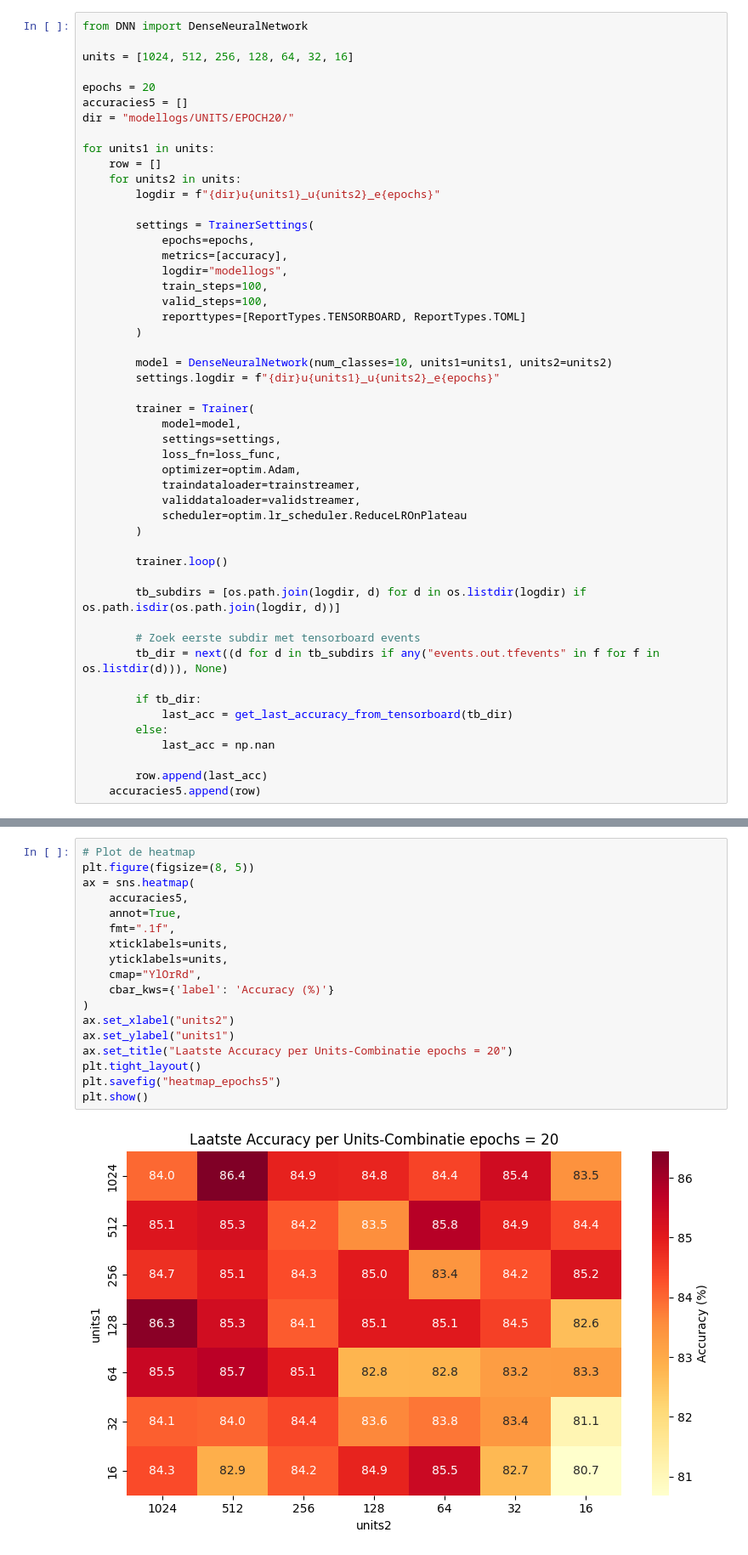
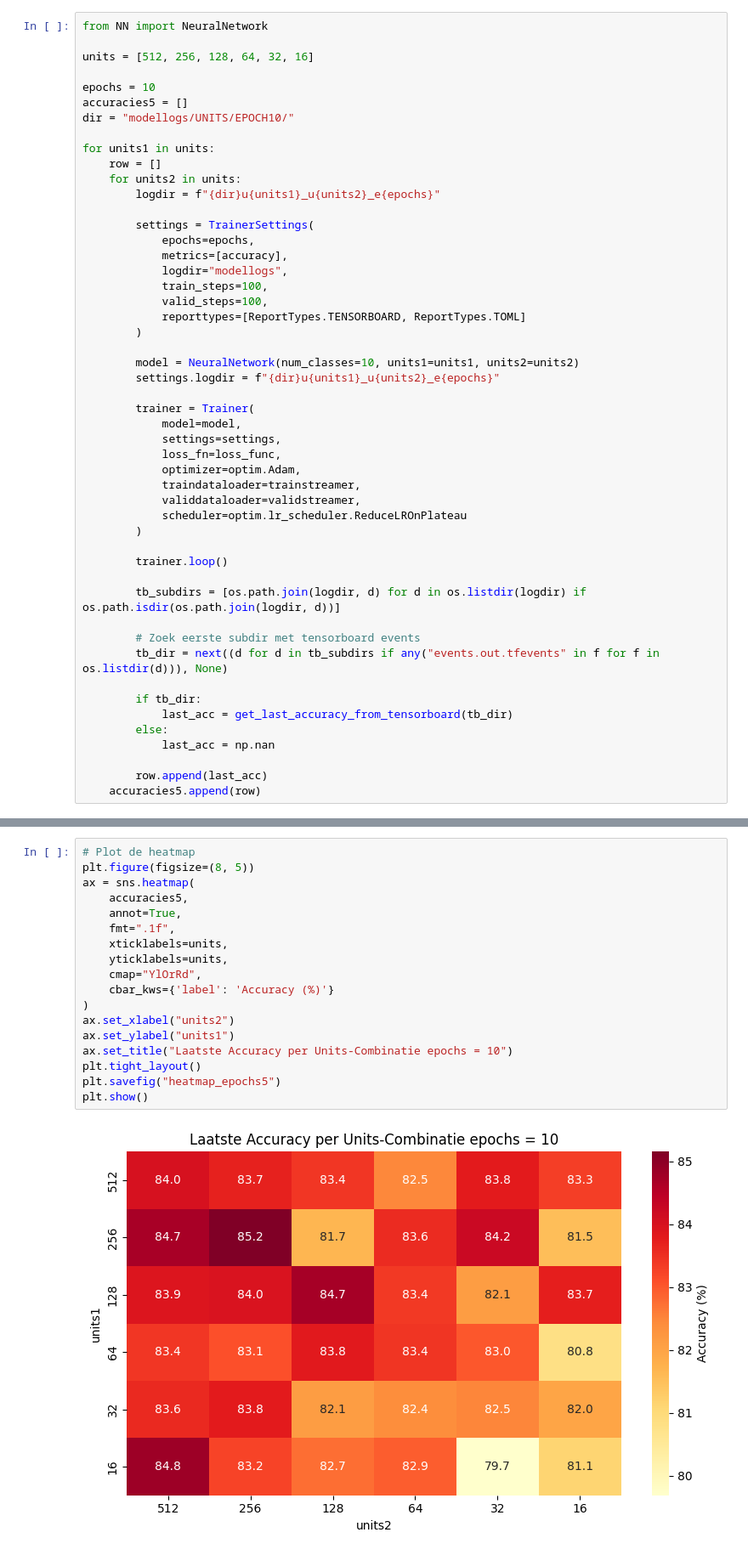
Before and after one commit to Mestix/machinelearning-melissa, a Jupyter notebook: notebooks/les1.ipynb, the cells around one changed output, grey strips where cells are left out. Shown: that part at 85% size. Drawn from its saved outputs; the diff is of its cells as text.

```diff
--- a/notebooks/les1.ipynb
+++ b/notebooks/les1.ipynb
@@ -39,11 +39,11 @@ loss_func = torch.nn.CrossEntropyLoss()
 # %%
-from DNN import DenseNeuralNetwork
+from NN import NeuralNetwork
 
-units = [1024, 512, 256, 128, 64, 32, 16]
+units = [512, 256, 128, 64, 32, 16]
 
-epochs = 20
+epochs = 10
 accuracies5 = []
-dir = "modellogs/UNITS/EPOCH20/"
+dir = "modellogs/UNITS/EPOCH10/"
 
 for units1 in units:
     row = []
@@ -59,7 +59,7 @@ for units1 in units:
             reporttypes=[ReportTypes.TENSORBOARD, ReportTypes.TOML]
         )
 
-        model = DenseNeuralNetwork(num_classes=10, units1=units1, units2=units2)
+        model = NeuralNetwork(num_classes=10, units1=units1, units2=units2)
         settings.logdir = f"{dir}u{units1}_u{units2}_e{epochs}"
 
         trainer = Trainer(
@@ -107,21 +107,21 @@ for units1 in units:
 # %%
 # Plot de heatmap
 plt.figure(figsize=(8, 5))
 ax = sns.heatmap(
     accuracies5,
     annot=True,
     fmt=".1f",
     xticklabels=units,
     yticklabels=units,
     cmap="YlOrRd",
     cbar_kws={'label': 'Accuracy (%)'}
 )
 ax.set_xlabel("units2")
 ax.set_ylabel("units1")
-ax.set_title("Laatste Accuracy per Units-Combinatie epochs = 20")
+ax.set_title("Laatste Accuracy per Units-Combinatie epochs = 10")
 plt.tight_layout()
 plt.savefig("heatmap_epochs5")
 plt.show()
 # %% [output]
-[figure, old version]
+[figure, new version]
 # %%
```
Also changed, not shown: parts of 6 cells of this notebook, 10 other files.
